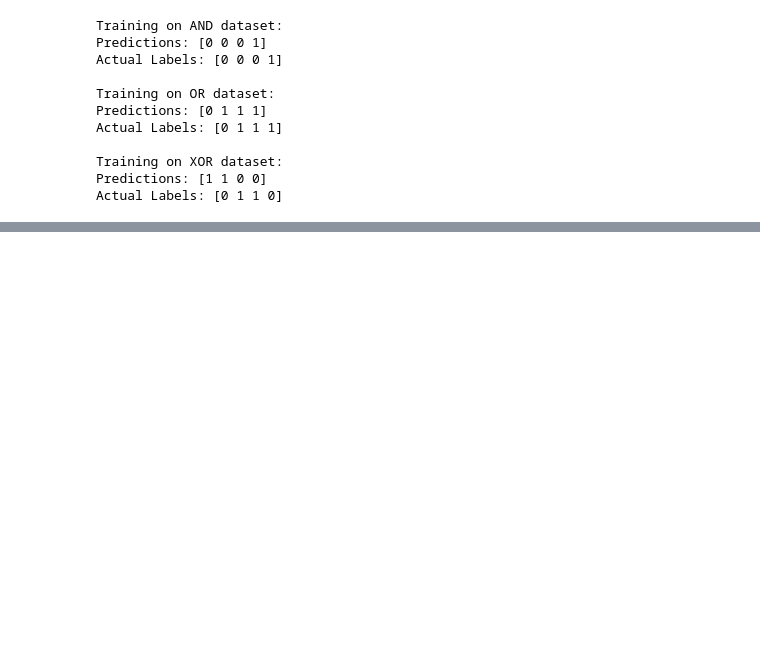
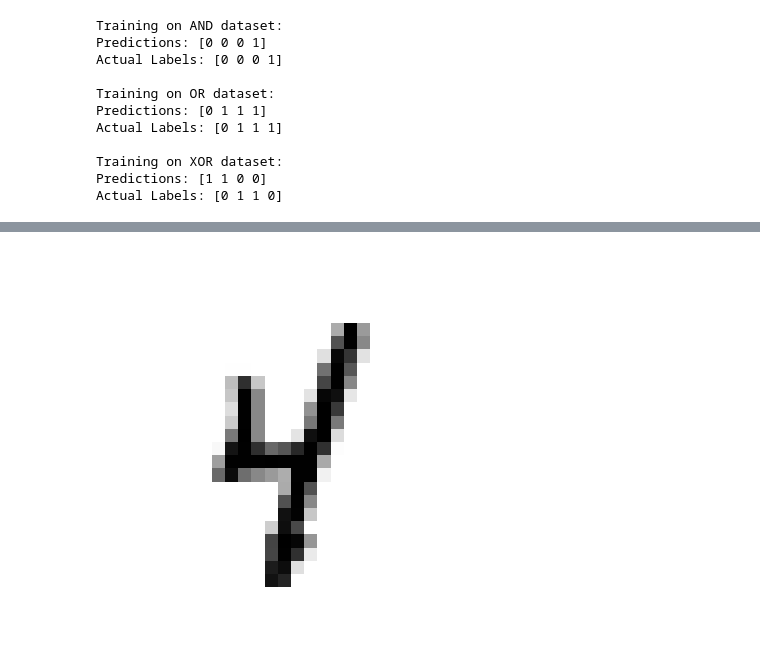
Before and after one commit to Shahi77/DeepLearning_Assignments, a Jupyter notebook: perceptron.ipynb, the cells around one changed output, grey strips where cells are left out. Drawn from its saved outputs; the diff is of its cells as text; code cells hidden in the pictures; blank space fills up the shorter version.

```diff
--- a/perceptron.ipynb
+++ b/perceptron.ipynb
@@ -128,0 +154,11 @@ For non-linearly separable datasets like XOR, the perceptron fails because a sin
+# %%
+
+import tensorflow_datasets as tfds
+import numpy as np
+import matplotlib.pyplot as plt
+from sklearn.linear_model import Perceptron
+from sklearn.model_selection import train_test_split
+from sklearn.preprocessing import StandardScaler
+from sklearn.metrics import accuracy_score
+
+mnist, info = tfds.load('mnist', with_info=True, as_supervised=True)
@@ -128,0 +168,28 @@ For non-linearly separable datasets like XOR, the perceptron fails because a sin
+# %%
+X, y = [], []
+
+for image, label in mnist['train']:
+    X.append(np.array(image, dtype=np.float32))
+    y.append(label.numpy())
+
+
+X = np.array(X)
+y = np.array(y)
+
+#range [0,1]
+X = X / 255.0
+# %%
+
+import matplotlib.pyplot as plt
+
+def plot_digit(image_data):
+    plt.imshow(image_data, cmap="binary")
+    plt.axis("off")
+
+# First digit from X
+some_digit = X[0]
+plot_digit(some_digit)
+
+plt.show()
+# %% [output]
+[figure, added]
```
Also changed, not shown: parts of 13 cells of this notebook.
